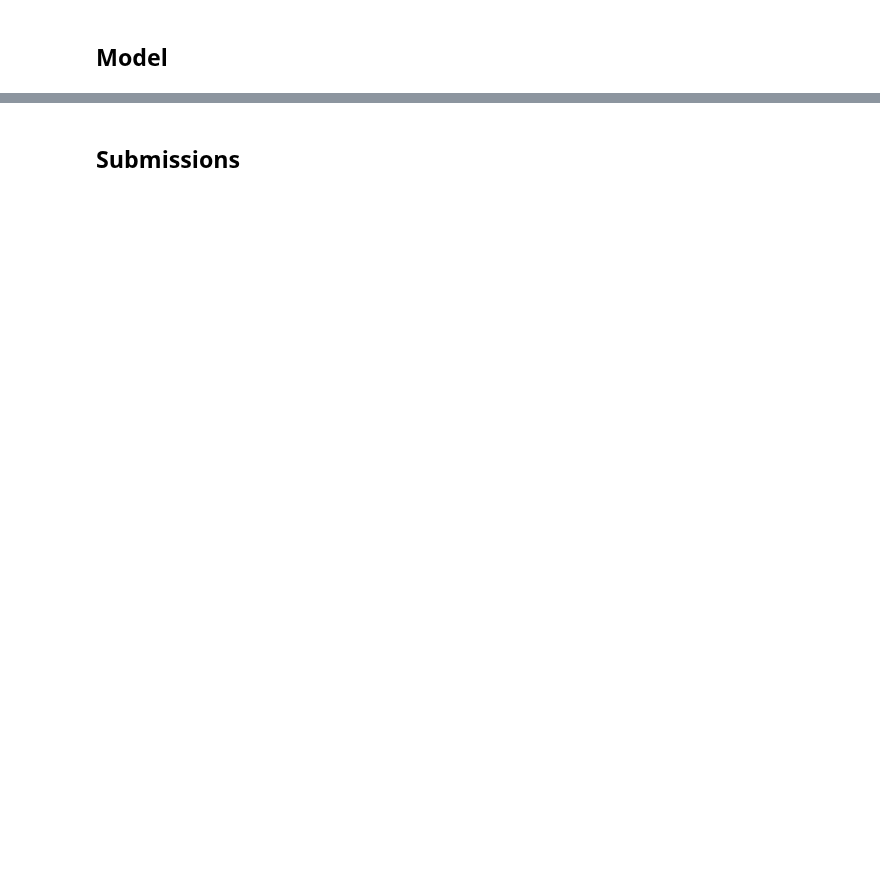
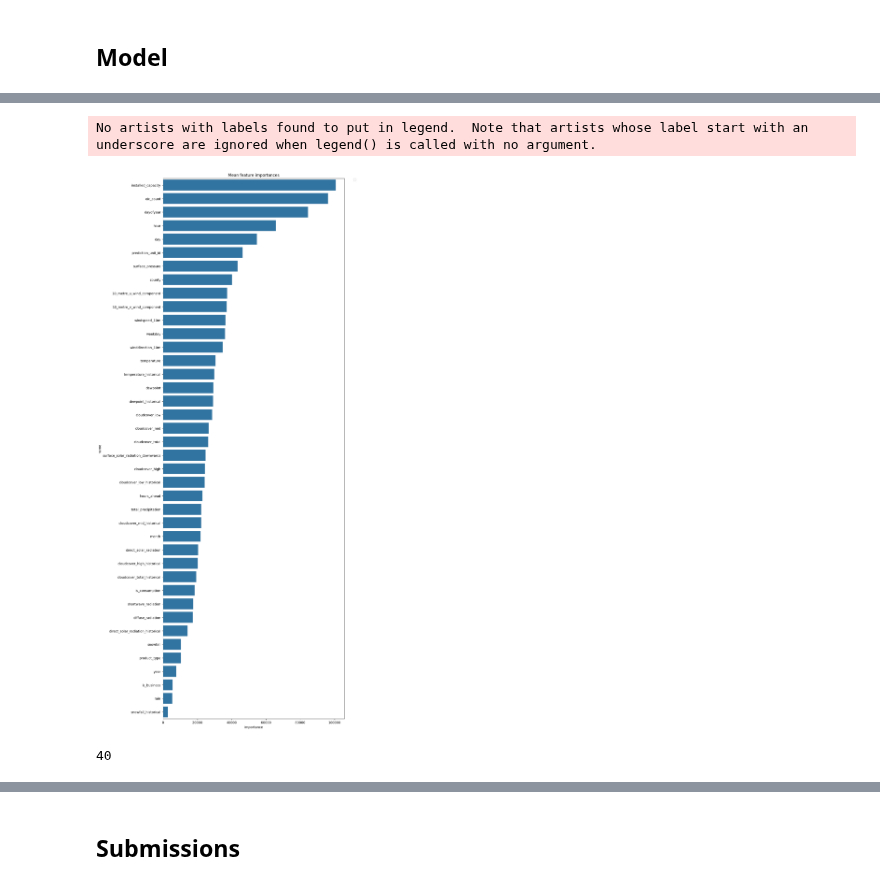
Before and after one commit to kirtan517/Enefit---Predict-Energy-Behavior-of-Prosumers, a Jupyter notebook: main.ipynb, the cells around one changed output, grey strips where cells are left out. Drawn from its saved outputs; the diff is of its cells as text; code cells hidden in the pictures; blank space fills up the shorter version.

```diff
--- a/main.ipynb
+++ b/main.ipynb
@@ -192,6 +244,12 @@ class AddForecastWeatherFeatures(AddFeatures):
             how = "left",
         )
 
+        # Adding extra lag features
+        lag_features = ["temperature","dewpoint","cloudcover_high","cloudcover_low","cloudcover_mid","cloudcover_total","10_metre_u_wind_component",
+ "10_metre_v_wind_component","direct_solar_radiation","surface_solar_radiation_downwards","total_precipitation","snowfall"]
+        df = self.addLagFeatures(df,lag_features,hour_lag_start=1,hour_lag_finish=8,day_lag_start=1,day_lag_finish=3)
+
+
         # print(f"After the {self.__class__.__name__} {df.shape}")
 
         return df
@@ -228,5 +286,12 @@ class AddHistoricalWeatherFeatures(AddFeatures):
             suffix = f"_historical"
         )
 
+        # Adding extra lag features
+        lag_features = ["temperature","dewpoint","rain","snowfall","surface_pressure","cloudcover_total","cloudcover_low",
+                         "cloudcover_mid","cloudcover_high","windspeed_10m","winddirection_10m","shortwave_radiation","direct_solar_radiation"]
+        df = self.addLagFeatures(df,lag_features,hour_lag_start=1,hour_lag_finish=8,day_lag_start=1,day_lag_finish=3)
+
+
+
         # print(f"After the {self.__class__.__name__} {df.shape}")
         return df
@@ -247,14 +331,15 @@ class AddGasPricesFeatures(AddFeatures):
 # %%
 class AddFeatureManager():
 
-    def __init__(self,dataStorage : DataStorage):
+    def __init__(self,dataStorage : DataStorage,thresholdDate= "2023-03-01 23:00:00",validation = True):
         self.addGeneralFeatures = AddGeneralFeatures(dataStorage.train_df_data)
         self.addClientFeatures = AddClientFeatures(dataStorage.train_df_client)
         self.addElectricityPricesFeatures = AddElectricityPricesFeatures(dataStorage.train_df_electricity_prices)
         self.addForcastWeatherFeatures = AddForecastWeatherFeatures(dataStorage.train_df_forcast_weather)
         self.addHistoricalWeatherFeatures = AddHistoricalWeatherFeatures(dataStorage.train_df_historical_weather)
         self.addGasPricesFeatures = AddGasPricesFeatures(dataStorage.train_df_gas_prices)
-
+        self.threshold_date = thresholdDate
+        self.validation = validation
         self.df = None
 
     def safeDrop(self,column,df):
@@ -270,11 +355,20 @@ class AddFeatureManager():
         df = df.set_index("row_id")
         df[categorical_cols] = df[categorical_cols].astype("category")
 
+        if self.validation:
+            val_df = df[df["datetime"] > self.threshold_date]
+            df = df[df["datetime"]<= self.threshold_date]
+            df = self.safeDrop("datetime",df)
+            df = self.safeDrop("date",df)
+            val_df = self.safeDrop("datetime",val_df)
+            val_df = self.safeDrop("date",val_df)
+            return df,val_df
+
         # drop date and datetime column
         df = self.safeDrop("datetime",df)
         df = self.safeDrop("date",df)
 
-        return df
+        return df,None
 
     def addFeatures(self):
         self.allOperations = [self.addGeneralFeatures,self.addClientFeatures,
@@ -288,4 +382,5 @@ data_storage = DataStorage()
 # %%
 add_feature_manager = AddFeatureManager(data_storage)
 # %%
-train_df = add_feature_manager.addFeatures()
+train_df,val_df = add_feature_manager.addFeatures()    # for general case
+# train_df = add_feature_manager.addFeatures()        # ony activate this when in debugging phase
@@ -372,0 +496,18 @@ And if memory is not enough, you can set `force_col_wise=true`.
+# %%
+def plotFeatureImportance(model
+feature_importances_values = np.asarray([model.feature_importances_ for model in model.model.estimators_]).mean(axis=0)
+feature_importance_df = pd.DataFrame({'name': [ i for i in list(train_df.columns) if  i != "target"], 'importance': feature_importances_values})
+feature_importance_df = feature_importance_df.sort_values('importance', ascending=False)
+
+plt.figure(figsize=(10, 30))
+ax = sns.barplot(data=feature_importance_df, x='importance', y='name', dodge=False)
+ax.set_title(f"Mean feature importances")
+plt.legend(bbox_to_anchor=(1.05, 1), loc='upper left', borderaxespad=0)
+plt.show()
+# %% [output]
+No artists with labels found to put in legend.  Note that artists whose label start with an underscore are ignored when legend() is called with no argument.
+[figure, added]
+# %%
+len(feature_importances_values)
+# %% [output]
+40
```
Also changed, not shown: parts of 14 cells of this notebook, 4 other files.
